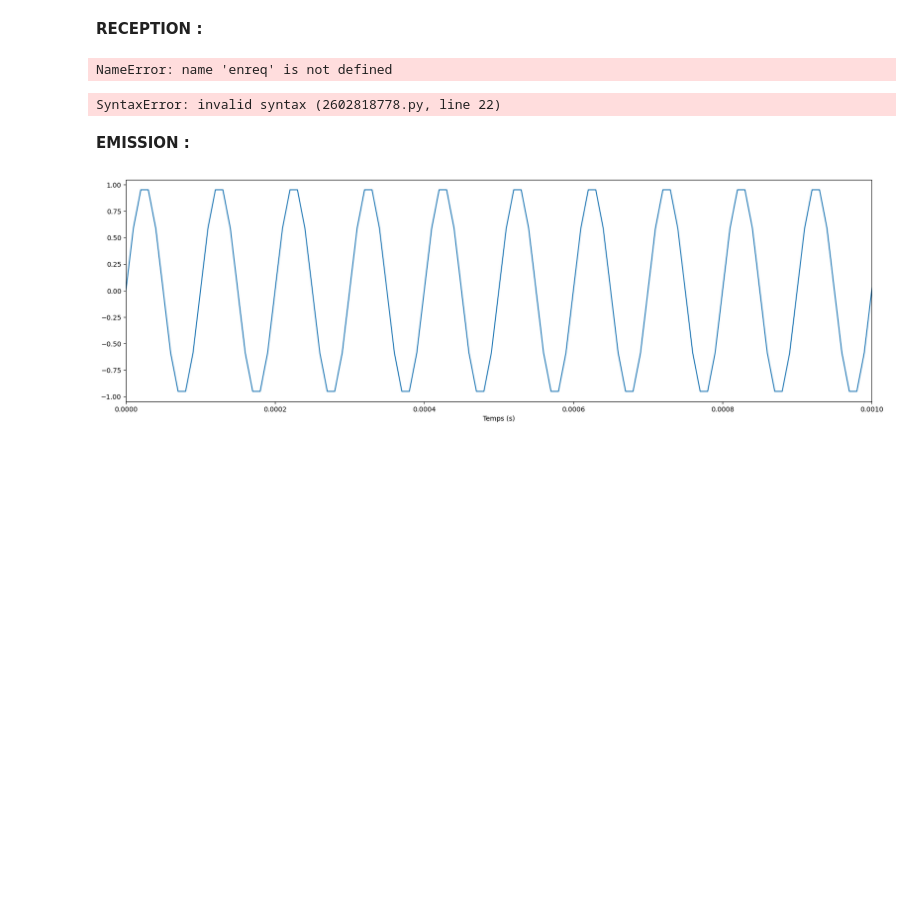
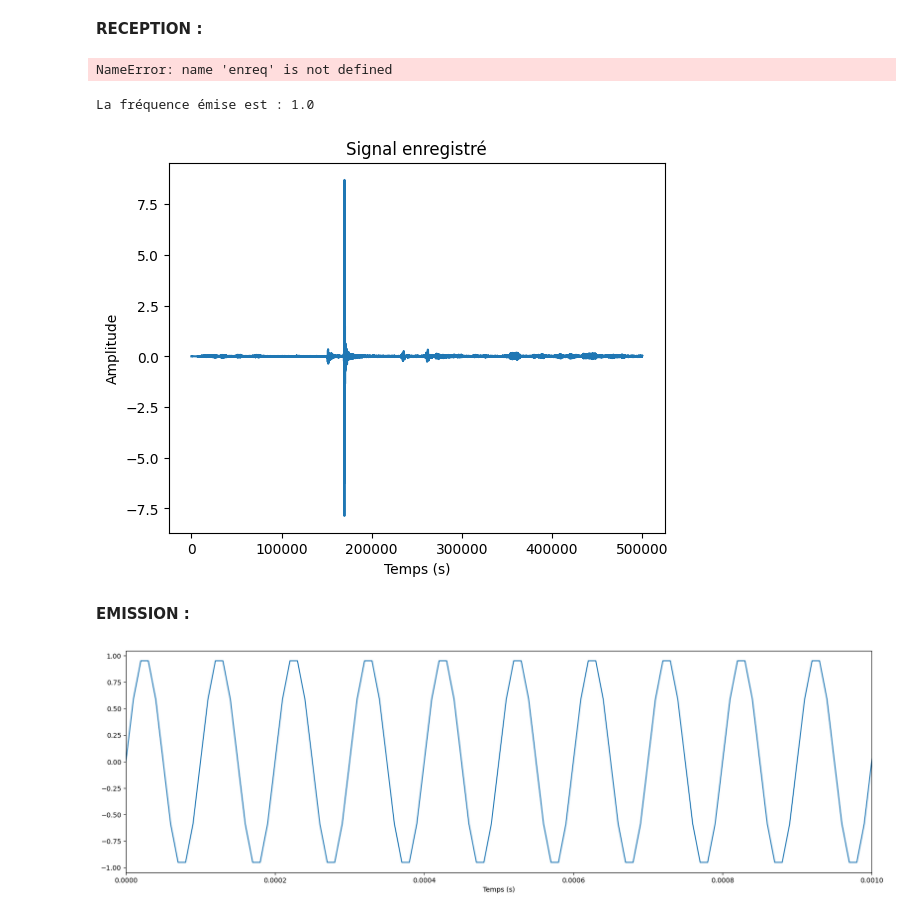
Before and after one commit to theohuguet01/sae103, a Jupyter notebook: SAE_Trans.ipynb, the cells around one changed output. Saved outputs shown, nothing was run; the diff lists cells and outputs as text; code cells hidden in the pictures; blank space fills up the shorter version.

```diff
--- a/SAE_Trans.ipynb
+++ b/SAE_Trans.ipynb
@@ -815,32 +815,50 @@ def reception(enreg):
 reception()
 # %% [output]
 NameError: name 'enreq' is not defined
-# %%
-import time
-import matplotlib.pyplot as plt
-import numpy as np
-
-duration = 3
-frequence_ech = 100000
-
-def reception(signal):
-    enregistrementauto = sd.rec(int(duration * frequence_ech), samplerate=frequence_ech, channels=2, device=1)
-    sd.wait()
-    frequence_recue = detecter(signal)
-    print("La fréquence émise est :", frequence_recue)
-    print("L'amplitude du signal reçu est :", amplitude_value)
-    print("La réponse en fréquence est :", rep_freq_value)
-
-def detecter(signal):
-    temps = np.arange(0, len(signal), 1)
-    amplitude = np.argmax(np.abs(signal))
-    frequence_recue = 1 / (temps[amplitude] - temps[amplitude - 1])
-    return abs(frequence_recue)
-
-enregistrementauto = # provide the value for enregistrementauto here
-reception(enregistrementauto)
-# %% [output]
-SyntaxError: invalid syntax (2602818778.py, line 22)
+# %%
+import time
+import matplotlib.pyplot as plt
+import numpy as np
+import sounddevice as sd
+
+def reception(enregistrement):
+    # Analyse des données pour déterminer la fréquence émise
+    frequence_recue = detecter_frequence(enregistrement[:, 0])  # Nous prenons la première colonne, vous pouvez ajuster si nécessaire
+
+    print("La fréquence émise est :", frequence_recue)
+
+    # Vous pouvez ajouter ici d'autres traitements en fonction de vos besoins
+
+def detecter_frequence(signal):
+    # Méthode simple : Trouver la fréquence correspondant au maximum d'amplitude
+    temps = np.arange(0, len(signal), 1)
+
+    indice_max_amplitude = np.argmax(np.abs(signal))
+    frequence_recue = 1 / (temps[indice_max_amplitude] - temps[indice_max_amplitude - 1])
+
+    return abs(frequence_recue)
+
+# Enregistrement du signal
+duration = 5  # secondes
+frequence_ech = 100000  # Hz
+enregistrement_auto = sd.rec(int(duration * frequence_ech), samplerate=frequence_ech, channels=1, device=1)
+sd.wait()
+
+# Attente avant de démarrer la réception
+time.sleep(2)
+
+# Réception et analyse du signal
+reception(enregistrement_auto)
+
+# Affichage du signal enregistré
+plt.plot(enregistrement_auto[:, 0])  # Nous prenons la première colonne, vous pouvez ajuster si nécessaire
+plt.xlabel('Temps (s)')
+plt.ylabel('Amplitude')
+plt.title('Signal enregistré')
+plt.show()
+# %% [output]
+La fréquence émise est : 1.0
+[figure, added]
 # %% [markdown]
 **EMISSION :**
 # %%
```
